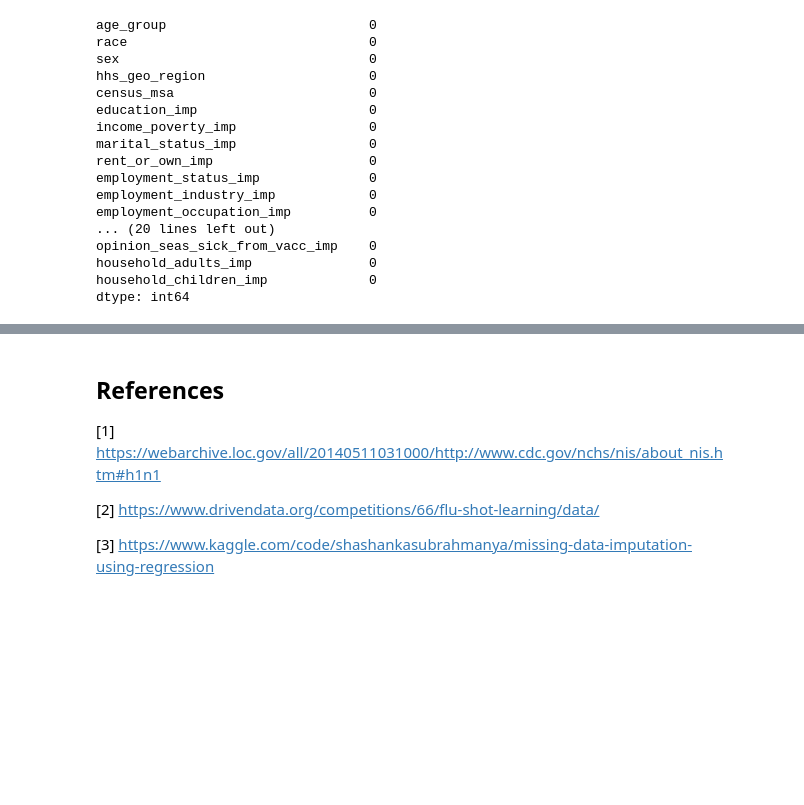
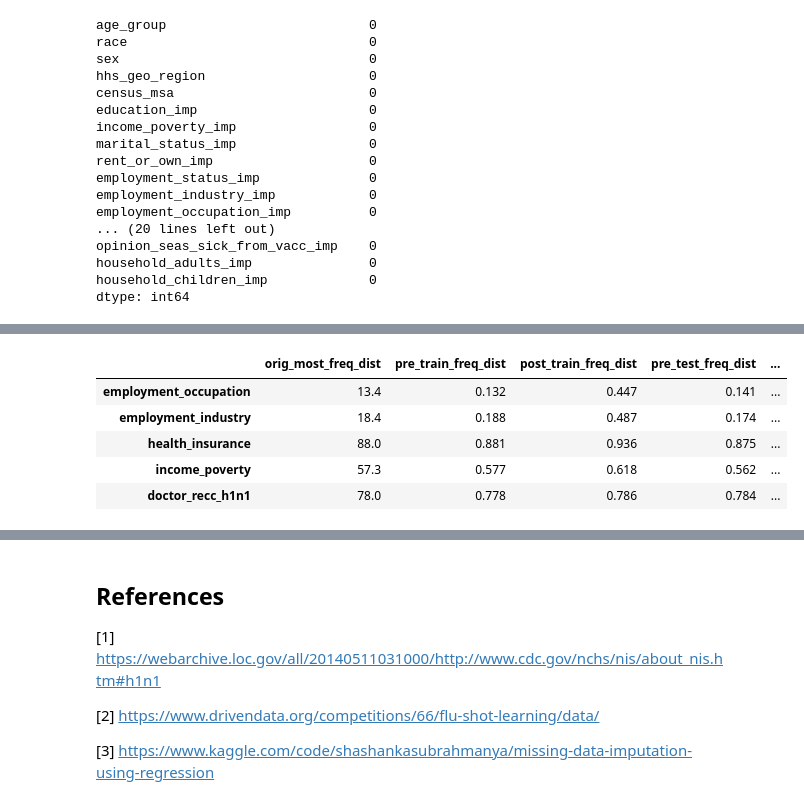
Before and after one commit to cschneck7/Iterative_Classification_Blog, a Jupyter notebook: Iterative_Classification_Notebook.ipynb, the cells around one changed output, grey strips where cells are left out. Saved outputs shown, nothing was run; the diff lists cells and outputs as text; code cells hidden in the pictures; blank space fills up the shorter version.

```diff
--- a/Iterative_Classification_Notebook.ipynb
+++ b/Iterative_Classification_Notebook.ipynb
@@ -614,0 +630,72 @@ Our dataframes with missing values have now been successfuly filled using an ite
+# %%
+# creates empty list for metrics of interest
+index = []
+# Original most frequent entry distribution
+orig_most_freq_dist = []
+# pre-transform training set most frequent entry distribution
+pre_train_freq_dist = []
+# pre-transform test set most frequent entry distribution
+post_train_freq_dist = []
+# post-transform training set most frequent entry distribution
+pre_test_freq_dist = []
+# post-transform test set most frequent entry distribution
+post_test_freq_dist = []
+# Estimated accuracy for training set from random imputaiton
+estimated_train_rand_imp_acc = []
+# Estimated accuracy for test set from random imputaiton
+estimated_test_rand_imp_acc = []
+# accuracy of IterativeClassification transformer on training set based on existing values
+train_acc_score = []
+# accuracy of IterativeClassification transformer on test set based on existing values
+test_acc_score = []
+
+# iterates through transformed columns and appending metrics
+for col in iter_class.missing_columns:
+    index.append(col)
+    train_acc_score.append(100*iter_class.fit_accuracy_scores[col])
+    test_acc_score.append(100*iter_class.transform_accuracy_scores[col])
+    orig_most_freq_dist.append(100*round(X[col].value_counts(normalize=True).iloc[0], 3))
+
+    pre_train_dist = X_train[col].value_counts(normalize=True)
+    pre_train_freq_dist.append(round(pre_train_dist.iloc[0], 3))
+
+    pre_test_dist = X_test[col].value_counts(normalize=True)
+    pre_test_freq_dist.append(round(pre_test_dist.iloc[0], 3))
+
+    post_train_dist = X_train_prep['Det_'+col].value_counts(normalize=True)
+    post_train_freq_dist.append(round(post_train_dist.iloc[0], 3))
+
+    post_test_dist = X_test_prep['Det_'+col].value_counts(normalize=True)
+    post_test_freq_dist.append(round(post_test_dist.iloc[0], 3))
+
+    temp_sum = 0
+    for dist in pre_train_dist:
+        temp_sum+= dist**2
+    estimated_train_rand_imp_acc.append(100*round(temp_sum, 3))
+
+    temp_sum = 0
+    for dist in pre_test_dist:
+        temp_sum+= dist**2
+    estimated_test_rand_imp_acc.append(100*round(temp_sum, 3))
+
+# Creates dictionary of all metrics
+eval_dict = {'orig_most_freq_dist': orig_most_freq_dist,
+             'pre_train_freq_dist': pre_train_freq_dist,
+             'post_train_freq_dist': post_train_freq_dist,
+             'pre_test_freq_dist': pre_test_freq_dist,
+             'post_test_freq_dist': post_test_freq_dist,
+             'estimated_train_rand_imp_acc': estimated_train_rand_imp_acc,
+             'estimated_test_rand_imp_acc': estimated_test_rand_imp_acc,
+             'train_acc_score': train_acc_score,
+             'test_acc_score': test_acc_score}
+
+# Creates dataframe containing all metrics
+eval_df = pd.DataFrame(data=eval_dict, index=index)
+eval_df.head()
+# %% [output]
+|  | orig_most_freq_dist | pre_train_freq_dist | post_train_freq_dist | pre_test_freq_dist | ... |
+| employment_occupation | 13.4 | 0.132 | 0.447 | 0.141 | ... |
+| employment_industry | 18.4 | 0.188 | 0.487 | 0.174 | ... |
+| health_insurance | 88.0 | 0.881 | 0.936 | 0.875 | ... |
+| income_poverty | 57.3 | 0.577 | 0.618 | 0.562 | ... |
+| doctor_recc_h1n1 | 78.0 | 0.778 | 0.786 | 0.784 | ... |
```
Also changed, not shown: parts of 20 cells of this notebook.
